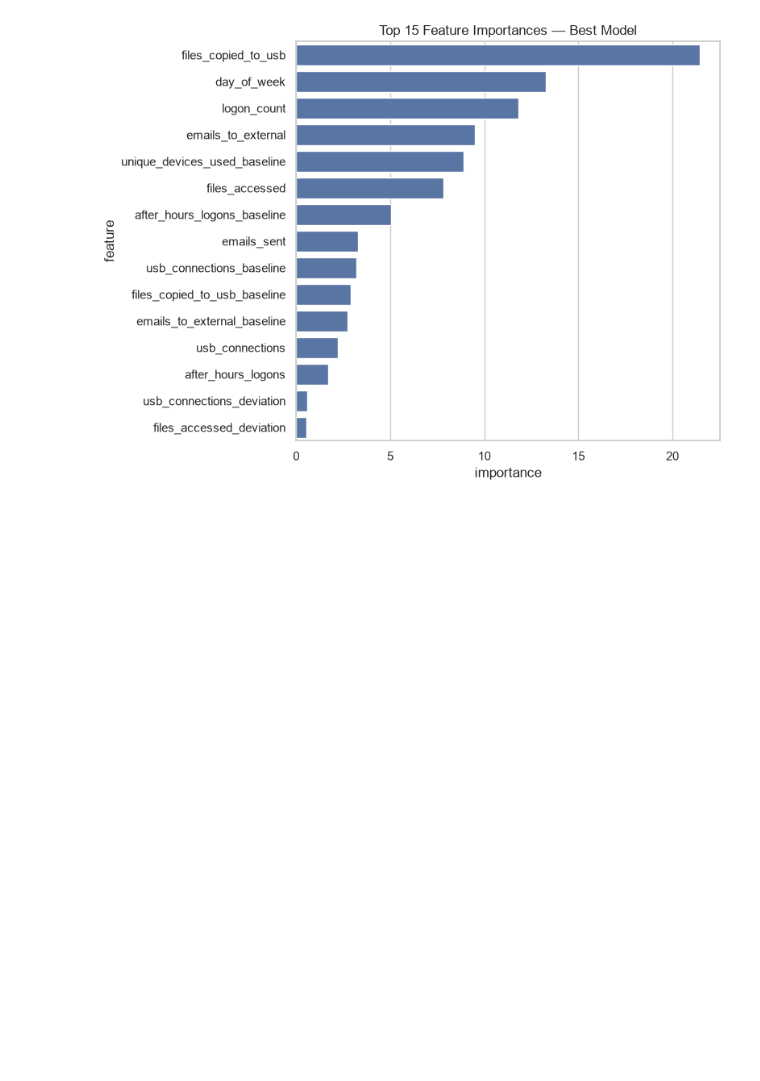
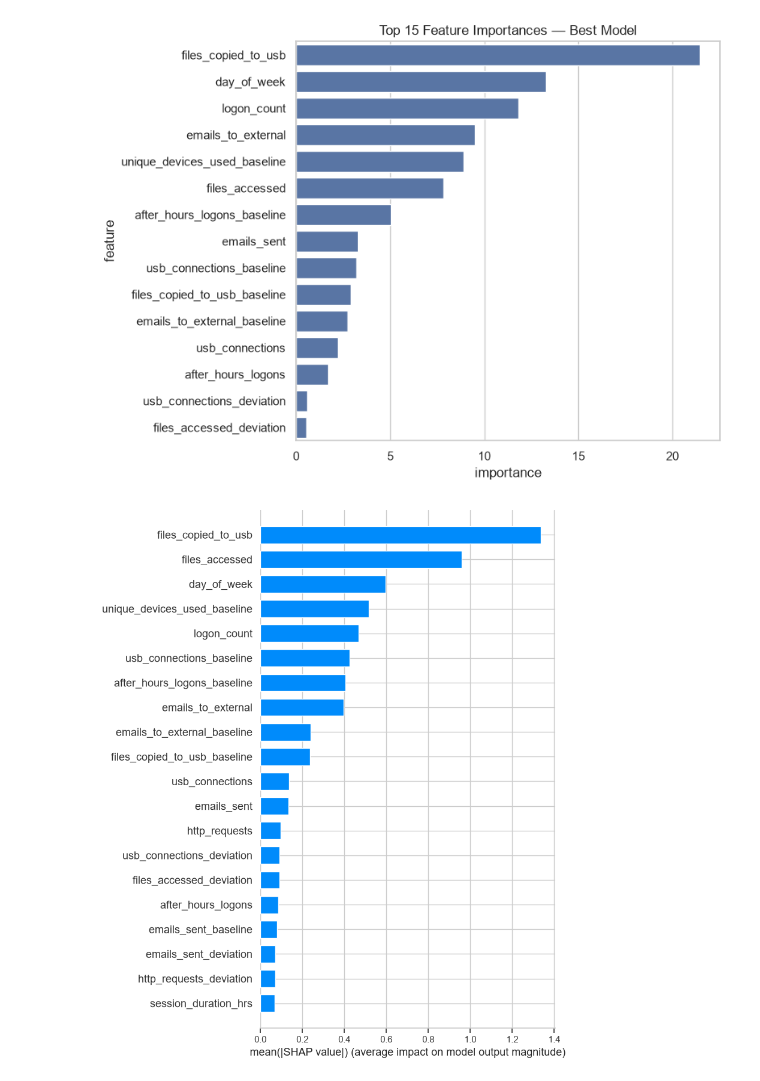
Before and after one commit to ashrithakothapally/insider-threat-detection, a Jupyter notebook: notebooks/eda_and_results.ipynb, the cells around one changed output. Saved outputs shown, nothing was run; the diff lists cells and outputs as text; code cells hidden in the pictures; blank space fills up the shorter version.

Commit message:
Add SHAP explainability analysis

```diff
--- a/notebooks/eda_and_results.ipynb
+++ b/notebooks/eda_and_results.ipynb
@@ -128,3 +128,19 @@ plt.tight_layout()
 plt.show()
 # %% [output]
 [figure]
+# %%
+import shap
+
+# TreeExplainer works for RandomForest/XGBoost/LightGBM/CatBoost
+explainer = shap.TreeExplainer(model)
+shap_values = explainer.shap_values(X_test_scaled)
+
+# For binary classifiers, shap_values may be a list [class_0, class_1] or a single array
+if isinstance(shap_values, list):
+    shap_vals_pos = shap_values[1]
+else:
+    shap_vals_pos = shap_values
+# %%
+shap.summary_plot(shap_vals_pos, X_test_scaled, plot_type="bar", show=True)
+# %% [output]
+[figure, added]
```
Also changed, not shown: parts of 2 cells of this notebook.
